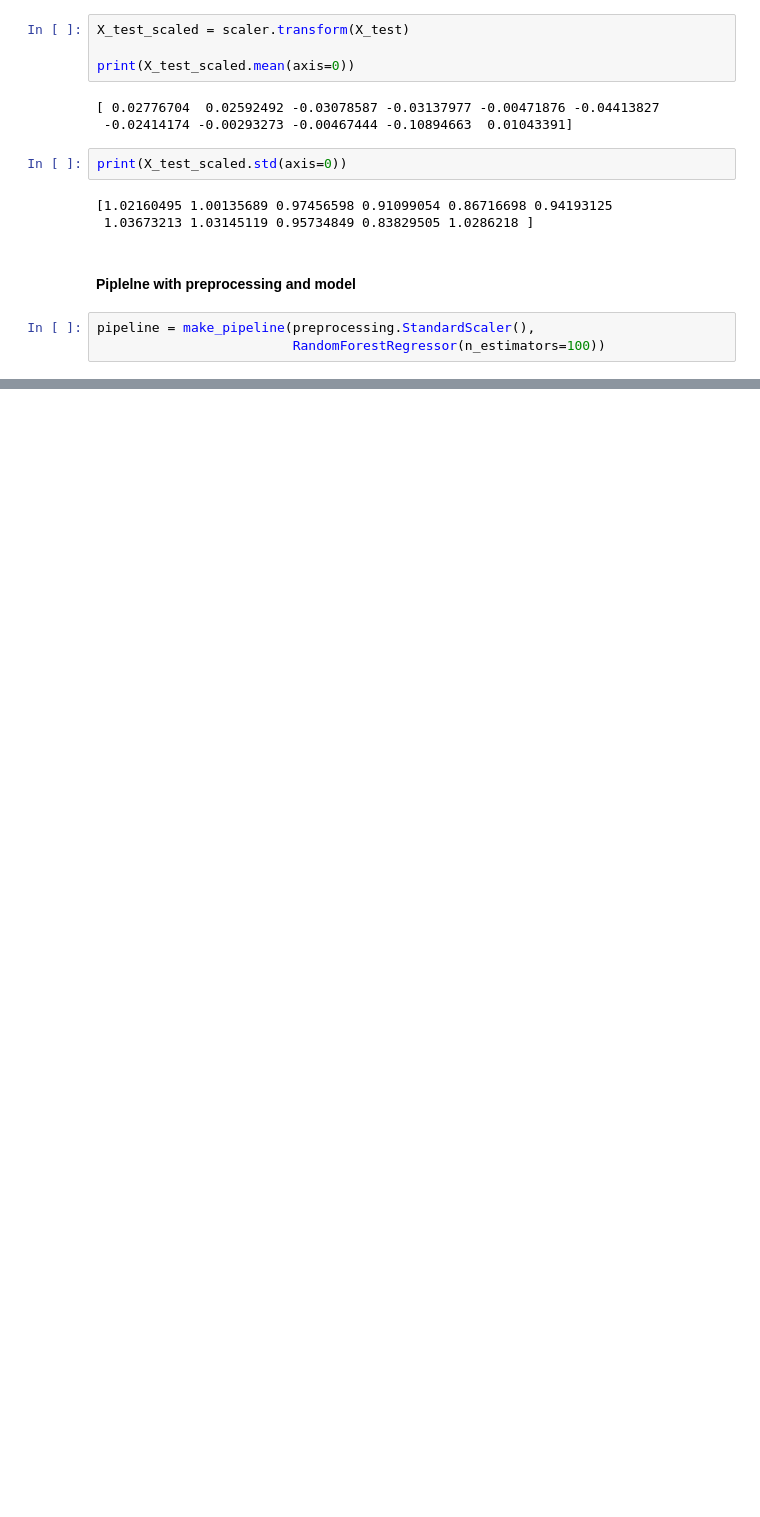
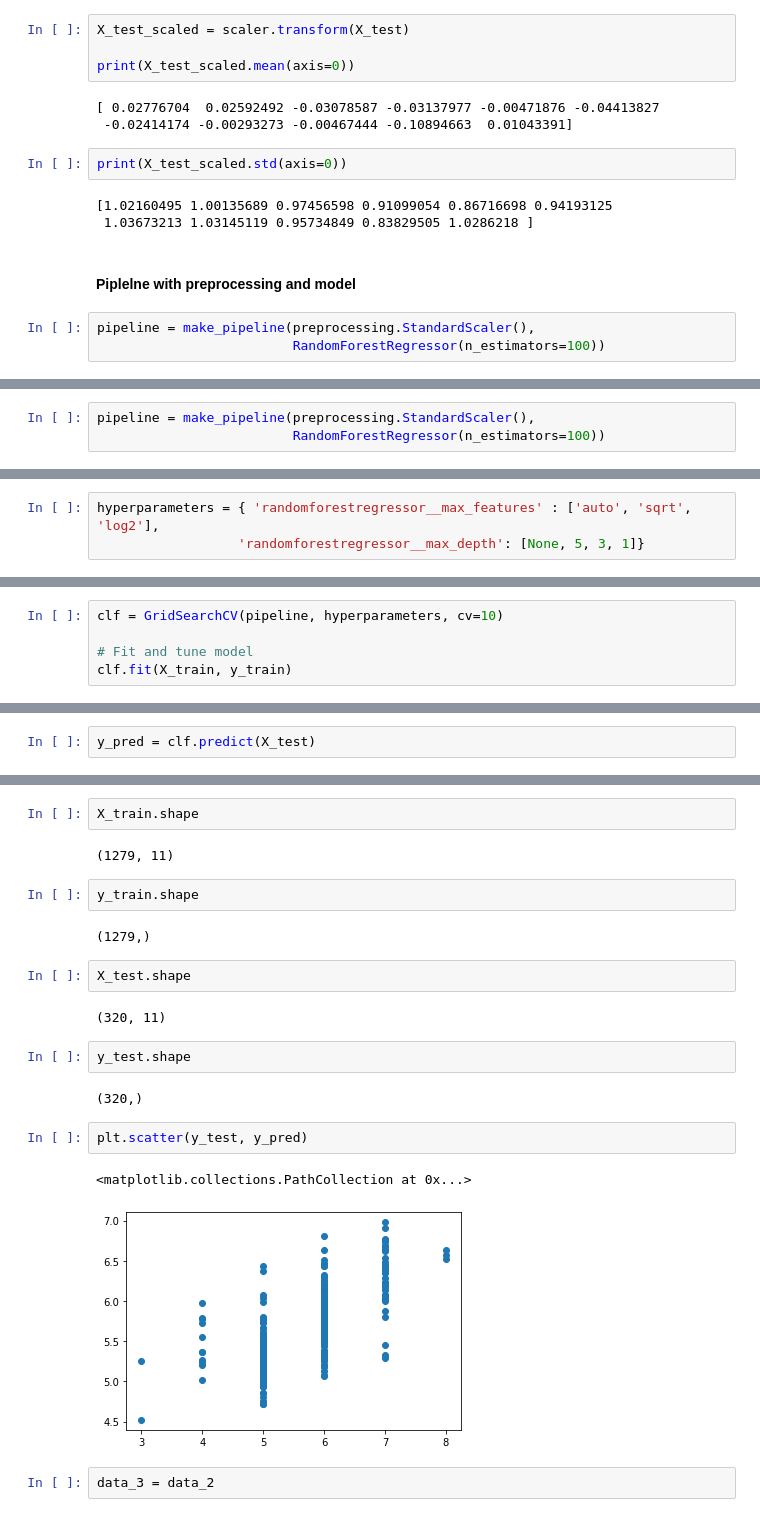
Before and after one commit to PJFinnerty/Machine-Learning-and-Statistics, a Jupyter notebook: Research.ipynb, the cells around one changed output, grey strips where cells are left out. Drawn from its saved outputs; the diff is of its cells as text; blank space fills up the shorter version.

```diff
--- a/Research.ipynb
+++ b/Research.ipynb
@@ -460,0 +742,3 @@ pipeline = make_pipeline(preprocessing.StandardScaler(),
+# %%
+pipeline = make_pipeline(preprocessing.StandardScaler(),
+                         RandomForestRegressor(n_estimators=100))
@@ -460,0 +759,3 @@ pipeline = make_pipeline(preprocessing.StandardScaler(),
+# %%
+hyperparameters = { 'randomforestregressor__max_features' : ['auto', 'sqrt', 'log2'],
+                  'randomforestregressor__max_depth': [None, 5, 3, 1]}
@@ -460,0 +766,5 @@ pipeline = make_pipeline(preprocessing.StandardScaler(),
+# %%
+clf = GridSearchCV(pipeline, hyperparameters, cv=10)
+
+# Fit and tune model
+clf.fit(X_train, y_train)
@@ -460,0 +800,2 @@ pipeline = make_pipeline(preprocessing.StandardScaler(),
+# %%
+y_pred = clf.predict(X_test)
@@ -460,0 +811,23 @@ pipeline = make_pipeline(preprocessing.StandardScaler(),
+# %%
+X_train.shape
+# %% [output]
+(1279, 11)
+# %%
+y_train.shape
+# %% [output]
+(1279,)
+# %%
+X_test.shape
+# %% [output]
+(320, 11)
+# %%
+y_test.shape
+# %% [output]
+(320,)
+# %%
+plt.scatter(y_test, y_pred)
+# %% [output]
+<matplotlib.collections.PathCollection at 0x...>
+[figure, added]
+# %%
+data_3 = data_2
```
Also changed, not shown: parts of 103 cells of this notebook, 1 other file.
